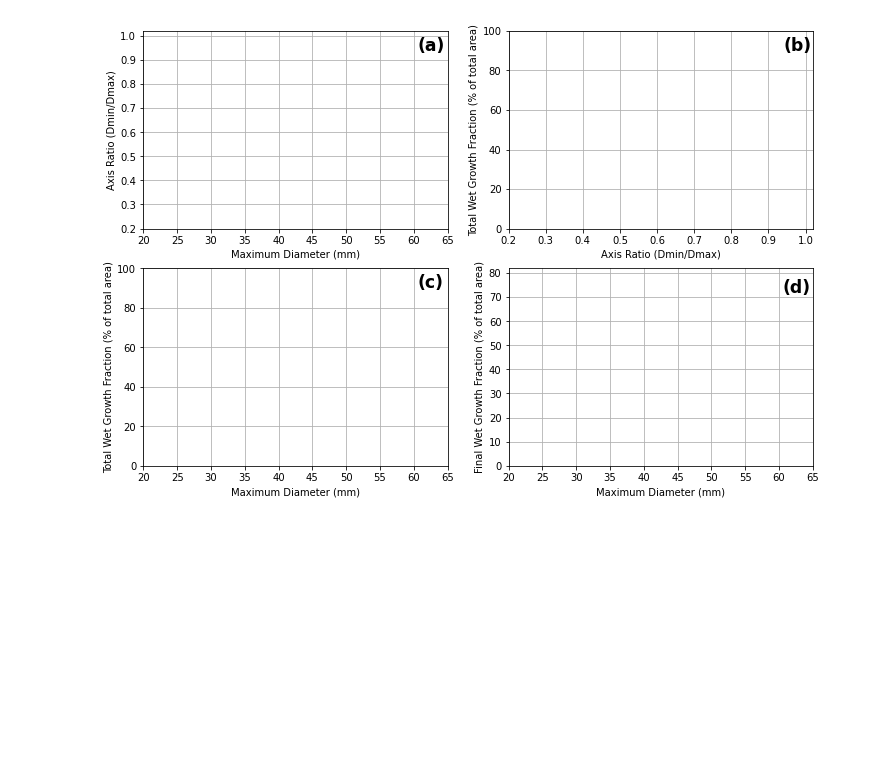
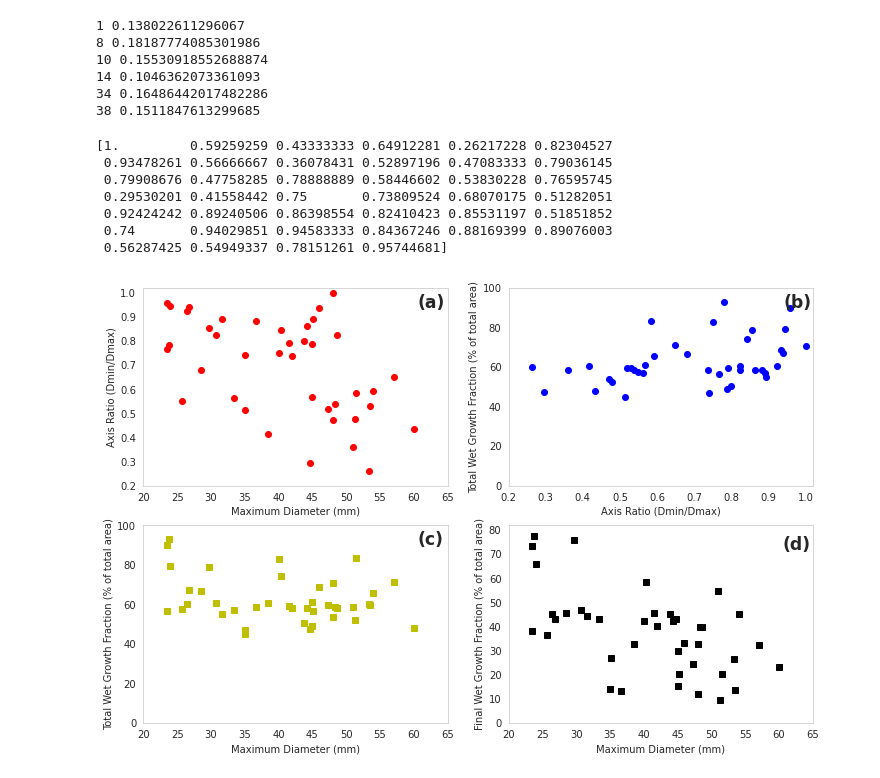
Before and after one commit to joshua-wx/hail_xsection, a Jupyter notebook: hail_xsec_stats.ipynb, the cells around one changed output. Drawn from its saved outputs; the diff is of its cells as text; code cells hidden in the pictures; blank space fills up the shorter version.

Commit message:
missing ignore list

```diff
--- a/hail_xsec_stats.ipynb
+++ b/hail_xsec_stats.ipynb
@@ -103,6 +13,13 @@ Dmax = {
+# %%
+#reference data from manual hailstone measurements
+
+obs_csv = '/home/meso/Insync/onedrive/sync/papers/hail-xsec_paper/obs-output/obs_measurements.csv'
+obs_df = pd.read_csv(obs_csv)
+Dmax = obs_df['dmax_mm']
+axis_ratio = obs_df['axis_ratio']
 # %%
 stats_root = '/home/meso/data/cross-section-paper-data/analysis/paper/pipeline_stats'
-rm_idx = [24,26,29]
+ignore_list = [24,26,29]
 # %%
 #list stats files
 npz_ffn_list = sorted(glob(stats_root + '/*.npz'))
@@ -125,8 +42,8 @@ final_wetgrowth = []
 for npz_ffn in npz_ffn_list:
     npz_fn = os.path.basename(npz_ffn)
     hail_id = int(npz_fn[6:8])
-#     if hail_id in rm_idx:
-#         continue
+    if hail_id in ignore_list:
+        continue
 
     data = np.load(npz_ffn)
     hail_id_list.append(hail_id)
@@ -140,8 +57,8 @@ for npz_ffn in npz_ffn_list:
     largest_sa.append(np.max(output_sa_array))
     last_sa.append(output_sa_array[0])
 
-    axis_ratio_array.append(axis_ratio[int(hail_id)])
-    Dmax_list.append(Dmax[hail_id])
+    axis_ratio_array.append(axis_ratio[int(hail_id -1)])
+    Dmax_list.append(Dmax[hail_id -1])
 
     tmp = (math.pi*(data['mean_edge_radius']**2)) - (math.pi*(outer_array[0]**2))
     if tmp/(math.pi*(outer_array[0]**2)) <= 0.1:
@@ -172,9 +89,16 @@ perc_largest_sa = largest_sa_array/total_area
 perc_final_drygrowth = last_sa_array/total_area
 
 perc_final_wetgrowth = final_wetgrowth_array/total_area
+# %% [output]
+1 0.138022611296067
+8 0.18187774085301986
+10 0.15530918552688874
+14 0.1046362073361093
+34 0.16486442017482286
+38 0.1511847613299685
 # %%
 #make some plots
-
+print(axis_ratio_array)
 fig = plt.figure(figsize=[12,8], facecolor='w')
 
 plt.subplot(221)
@@ -185,34 +109,42 @@ plt.xlim([20, 65])
 plt.ylim([0.2, 1.02])
 plt.text(60.5, 0.94, '(a)', size='xx-large', weight='bold')
 plt.grid()
 
 plt.subplot(222)
-plt.plot(axis_ratio_array, 100-perc_dry_growth*100, 'bo')
+wet_growth_faction = 100-perc_dry_growth*100
+plt.plot(axis_ratio_array, wet_growth_faction, 'bo')
 plt.xlabel('Axis Ratio (Dmin/Dmax)')
 plt.ylabel('Total Wet Growth Fraction (% of total area)')
 plt.xlim([0.2, 1.02])
 plt.ylim([0, 100])
 plt.text(0.94, 90, '(b)', size='xx-large', weight='bold')
 plt.grid()
 
 plt.subplot(223)
-plt.plot(Dmax_list, 100-(perc_dry_growth*100), 'yd')
+plt.plot(Dmax_list, wet_growth_faction, 'ys')
 plt.xlabel('Maximum Diameter (mm)')
 plt.ylabel('Total Wet Growth Fraction (% of total area)')
 plt.xlim([20, 65])
 plt.ylim([0, 100])
 plt.grid()
 plt.text(60.5, 90, '(c)', size='xx-large', weight='bold')
 
 plt.subplot(224)
-plt.plot(Dmax_list, perc_final_wetgrowth*100, 'kd')
+plt.plot(Dmax_list, perc_final_wetgrowth*100, 'ks')
 plt.xlabel('Maximum Diameter (mm)')
 plt.ylabel('Final Wet Growth Fraction (% of total area)')
 plt.xlim([20,65])
 plt.ylim([0, 82])
 plt.text(60.5, 72, '(d)', size='xx-large', weight='bold')
 plt.grid()
 
 plt.savefig('fig05.png', dpi=150)
 # %% [output]
+[1.         0.59259259 0.43333333 0.64912281 0.26217228 0.82304527
+ 0.93478261 0.56666667 0.36078431 0.52897196 0.47083333 0.79036145
+ 0.79908676 0.47758285 0.78888889 0.58446602 0.53830228 0.76595745
+ 0.29530201 0.41558442 0.75       0.73809524 0.68070175 0.51282051
+ 0.92424242 0.89240506 0.86398554 0.82410423 0.85531197 0.51851852
+ 0.74       0.94029851 0.94583333 0.84367246 0.88169399 0.89076003
+ 0.56287425 0.54949337 0.78151261 0.95744681]
-[figure, old version]
+[figure, new version]
```
Also changed, not shown: parts of 6 cells of this notebook, 4 other files.
